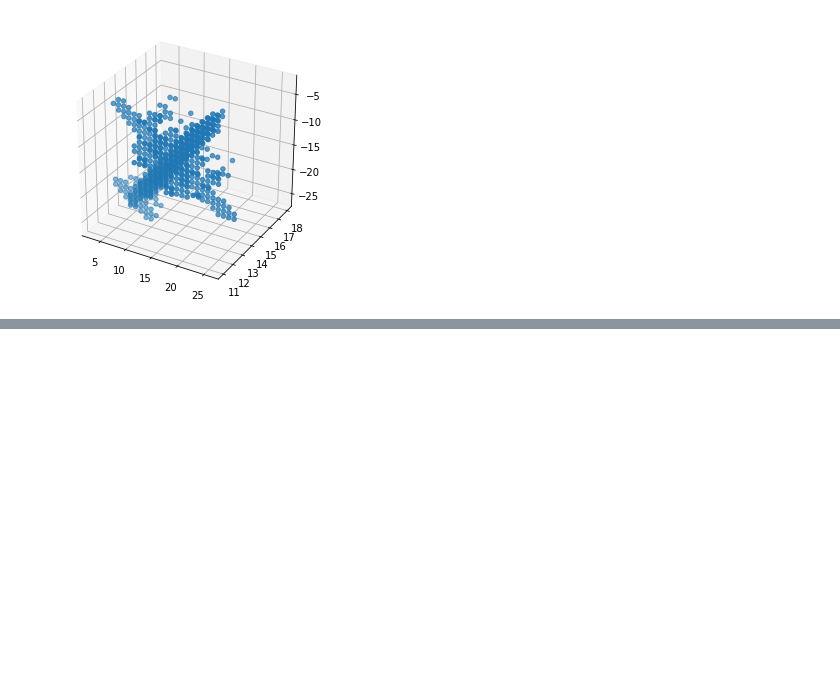
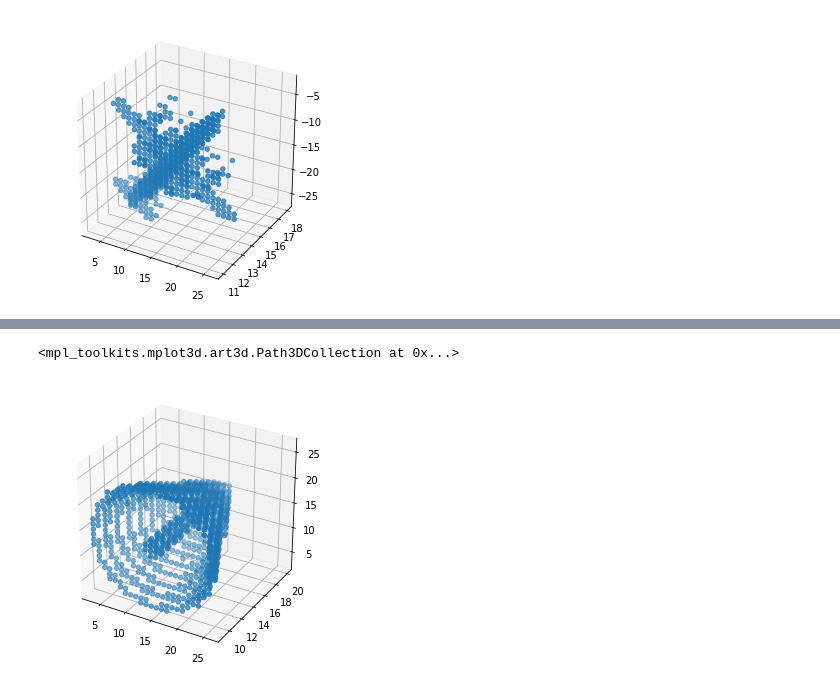
Before and after one commit to shivendr7/ml, a Jupyter notebook: 3DImagedatasetLoad_1.ipynb, the cells around one changed output, grey strips where cells are left out. Cells and saved outputs as stored; diff of their text form; code cells hidden in the pictures; blank space fills up the shorter version.

```diff
--- a/3DImagedatasetLoad_1.ipynb
+++ b/3DImagedatasetLoad_1.ipynb
@@ -40,6 +49,7 @@ get_points_in_bb3d.m        RenderMex.cpp          TSDF.m
 # %%
-path='/root/.keras/datasets/3DShapeNets/volumetric_data/airplane/30/test/'
-airplane= listdir('/root/.keras/datasets/3DShapeNets/volumetric_data/airplane/30/test')
+obj='airplane'
+path=f'/root/.keras/datasets/3DShapeNets/volumetric_data/{obj}/30/test/'
+airplane= listdir(f'/root/.keras/datasets/3DShapeNets/volumetric_data/{obj}/30/test')
 #!ls /root/.keras/datasets/3DShapeNets/volumetric_data/airplane/30/test
 # %%
 import scipy.io as IO
@@ -59,0 +79,13 @@ ax.scatter(x, y, -z, zdir='z')
+# %%
+obj='cone'
+path=f'/root/.keras/datasets/3DShapeNets/volumetric_data/{obj}/30/test/'
+object_class= listdir(f'/root/.keras/datasets/3DShapeNets/volumetric_data/{obj}/30/test')
+#!ls /root/.keras/datasets/3DShapeNets/volumetric_data/airplane/30/test
+voxels=IO.loadmat(path+object_class[3])['instance']
+z, x, y = voxels.nonzero()
+fig = plt.figure(figsize=(5,5))
+ax = fig.add_subplot(111, projection='3d')
+ax.scatter(x, y, z, zdir='z')
+# %% [output]
+<mpl_toolkits.mplot3d.art3d.Path3DCollection at 0x...>
+[figure, added]
```
Also changed, not shown: parts of 2 cells of this notebook.
